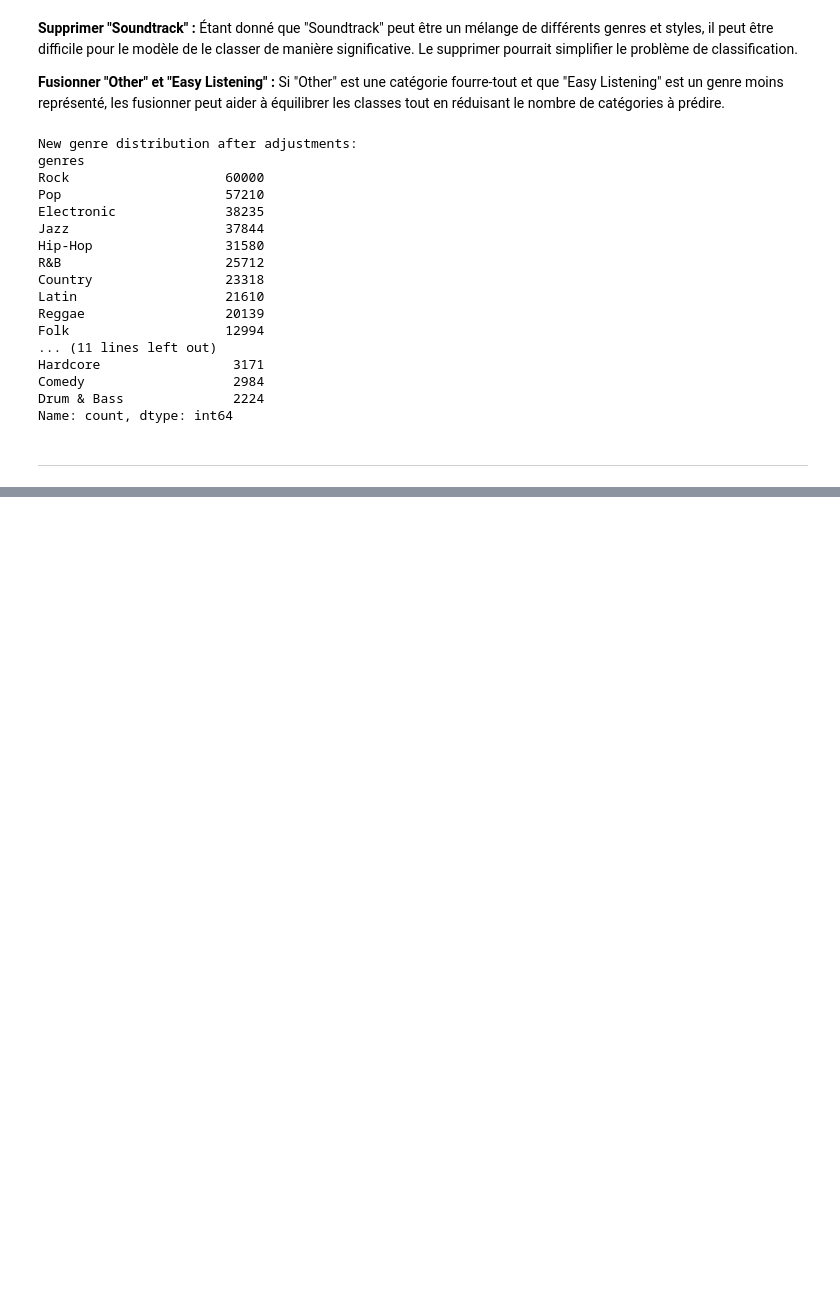
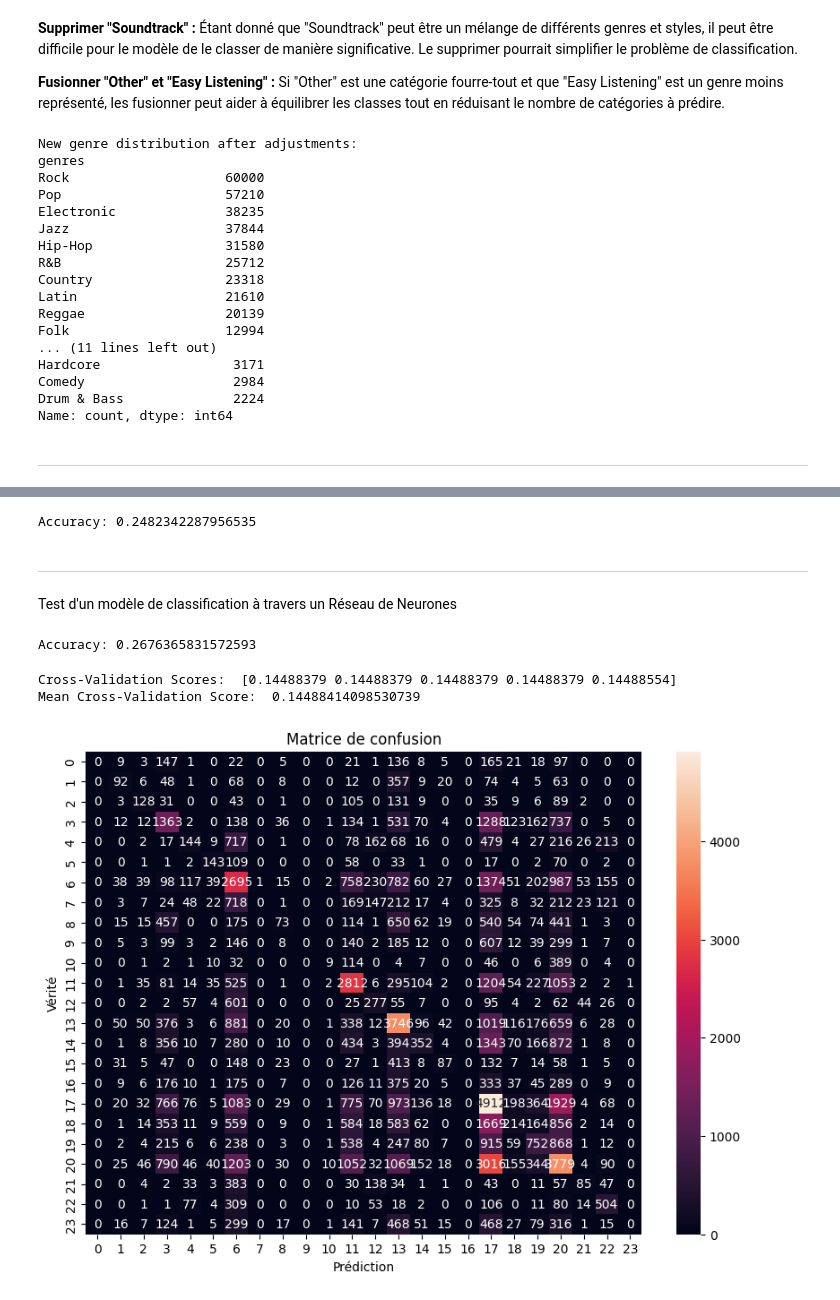
Before and after one commit to AlexandreRob/BadBoyRecords, a Jupyter notebook: NewModelTraining.ipynb, the cells around one changed output, grey strips where cells are left out. Drawn from its saved outputs; the diff is of its cells as text; code cells hidden in the pictures; blank space fills up the shorter version.

Commit message:
Entraînement d'un modèle de réseau de neurones + matrice de confusion

```diff
--- a/NewModelTraining.ipynb
+++ b/NewModelTraining.ipynb
@@ -242,0 +252,5 @@ df = pd.read_csv('./Data/balanced_genre_dataset.csv')
+# %%
+data = pd.read_csv('./Data/balanced_genre_dataset.csv')
+# %%
+X = data.drop(['genres', 'track_id', 'song_id'], axis=1)  # Supprimer les colonnes inutiles à l'entraînement du modèle
+y = data['genres']  # Utiliser la colonne des genres comme étiquettes
@@ -242,0 +266,21 @@ df = pd.read_csv('./Data/balanced_genre_dataset.csv')
+# %%
+# Diviser les données en ensembles d'entraînement et de test
+X_train, X_test, y_train, y_test = train_test_split(X, y, test_size=0.2, random_state=42)
+
+# Créer le modèle de forêt aléatoire
+clf = RandomForestClassifier(n_estimators=100, random_state=42)
+
+# Entraîner le modèle
+clf.fit(X_train, y_train)
+
+# Faire des prédictions
+y_pred = clf.predict(X_test)
+
+# Évaluer le modèle
+print("Accuracy:", accuracy_score(y_test, y_pred))
+# %% [output]
+Accuracy: 0.2482342287956535
+# %% [markdown]
+___
+# %% [markdown]
+Test d'un modèle de classification à travers un Réseau de Neurones
@@ -242,0 +292,49 @@ df = pd.read_csv('./Data/balanced_genre_dataset.csv')
+# %%
+# Diviser les données en ensembles d'entraînement et de test
+X_train, X_test, y_train, y_test = train_test_split(X, y, test_size=0.2, random_state=42)
+
+# Normalisation des données
+scaler = StandardScaler()
+X_train = scaler.fit_transform(X_train)
+X_test = scaler.transform(X_test)
+
+# Créer le modèle de réseau de neurones
+mlp = MLPClassifier(hidden_layer_sizes=(64, 32), max_iter=300, learning_rate_init=0.001)
+
+# Entraîner le modèle
+mlp.fit(X_train, y_train)
+
+# Faire des prédictions
+y_pred = mlp.predict(X_test)
+
+# Évaluer le modèle
+print("Accuracy:", accuracy_score(y_test, y_pred))
+# %% [output]
+Accuracy: 0.2676365831572593
+# %%
+from sklearn.model_selection import cross_val_score
+
+# Utilisation de la validation croisée
+scores = cross_val_score(mlp, X, y, cv=5)
+print("Cross-Validation Scores: ", scores)
+print("Mean Cross-Validation Score: ", scores.mean())
+# %% [output]
+Cross-Validation Scores:  [0.14488379 0.14488379 0.14488379 0.14488379 0.14488554]
+Mean Cross-Validation Score:  0.14488414098530739
+# %%
+import matplotlib.pyplot as plt
+import seaborn as sns
+from sklearn.metrics import confusion_matrix
+
+# Calcul de la matrice de confusion
+cm = confusion_matrix(y_test, y_pred)
+
+# Affichage de la matrice de confusion
+plt.figure(figsize=(10, 7))
+sns.heatmap(cm, annot=True, fmt="d")
+plt.title("Matrice de confusion")
+plt.xlabel("Prédiction")
+plt.ylabel("Vérité")
+plt.show()
+# %% [output]
+[figure, added]
```
Also changed, not shown: parts of 7 cells of this notebook.
